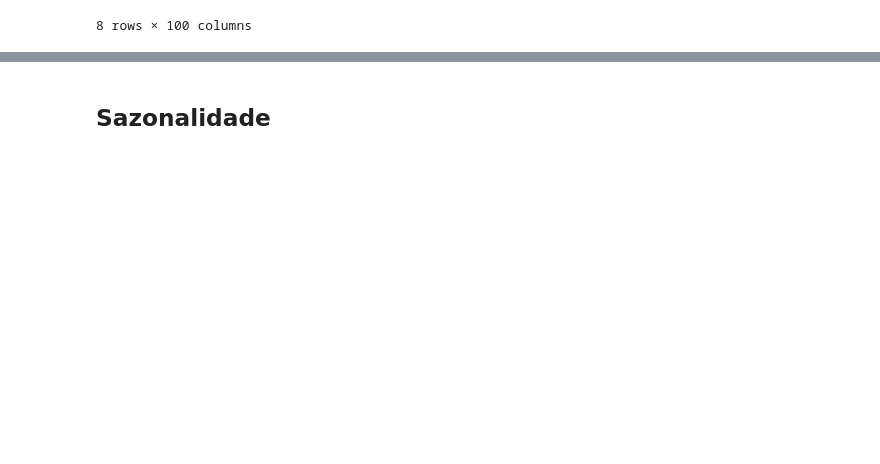
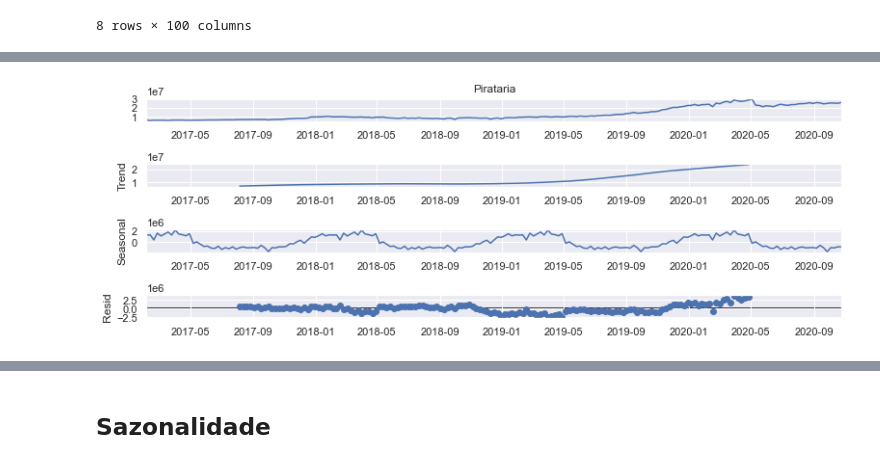
Before and after one commit to gustavo-pohlmann/TCC, a Jupyter notebook: TCC.ipynb, the cells around one changed output, grey strips where cells are left out. Drawn from its saved outputs; the diff is of its cells as text; code cells hidden in the pictures; blank space fills up the shorter version.

```diff
--- a/TCC.ipynb
+++ b/TCC.ipynb
@@ -104,0 +129,5 @@ dec = seasonal_decompose(totals, model='additive')
+# %%
+dec_p.plot()
+plt.show()
+# %% [output]
+[figure, added]
```
Also changed, not shown: parts of 44 cells of this notebook.
